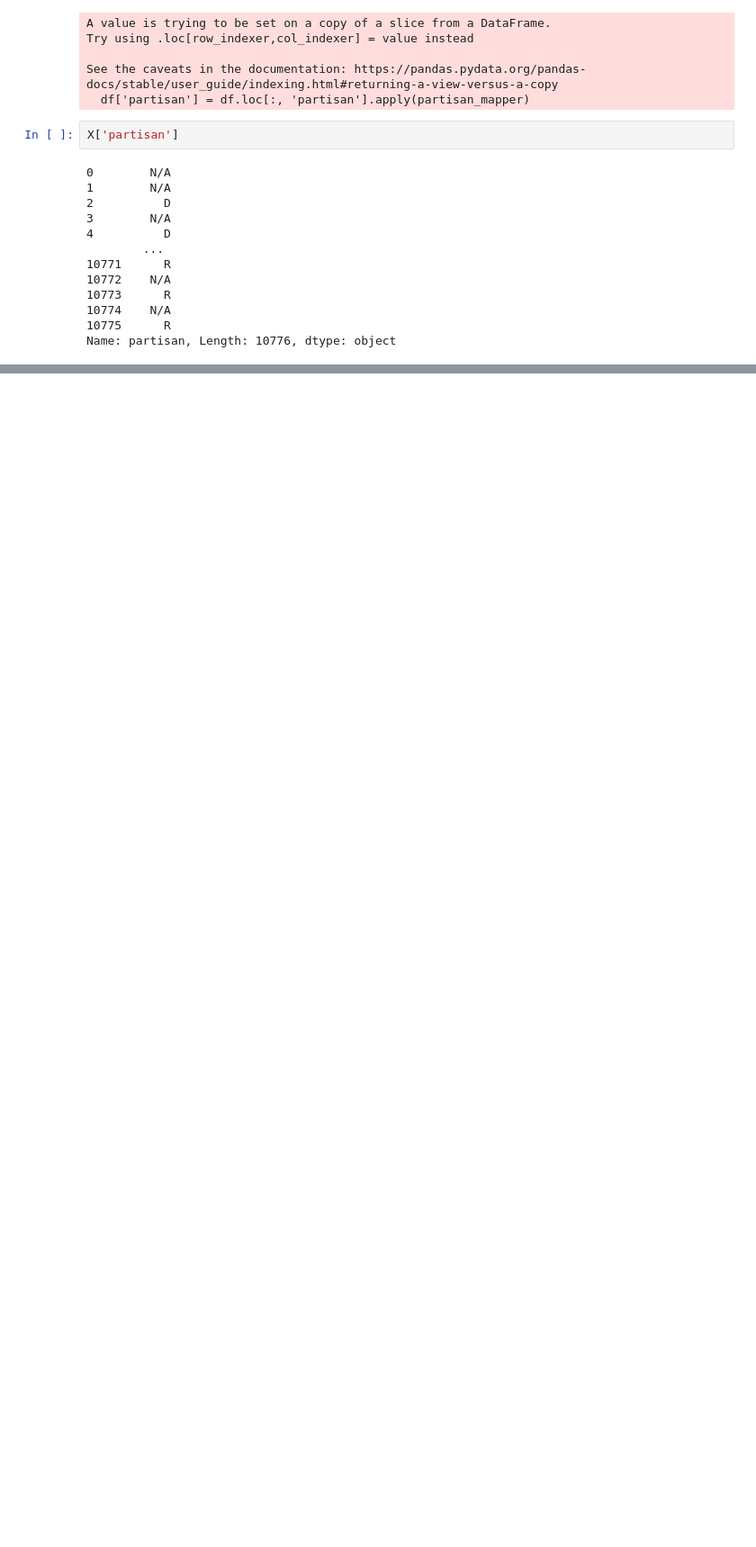
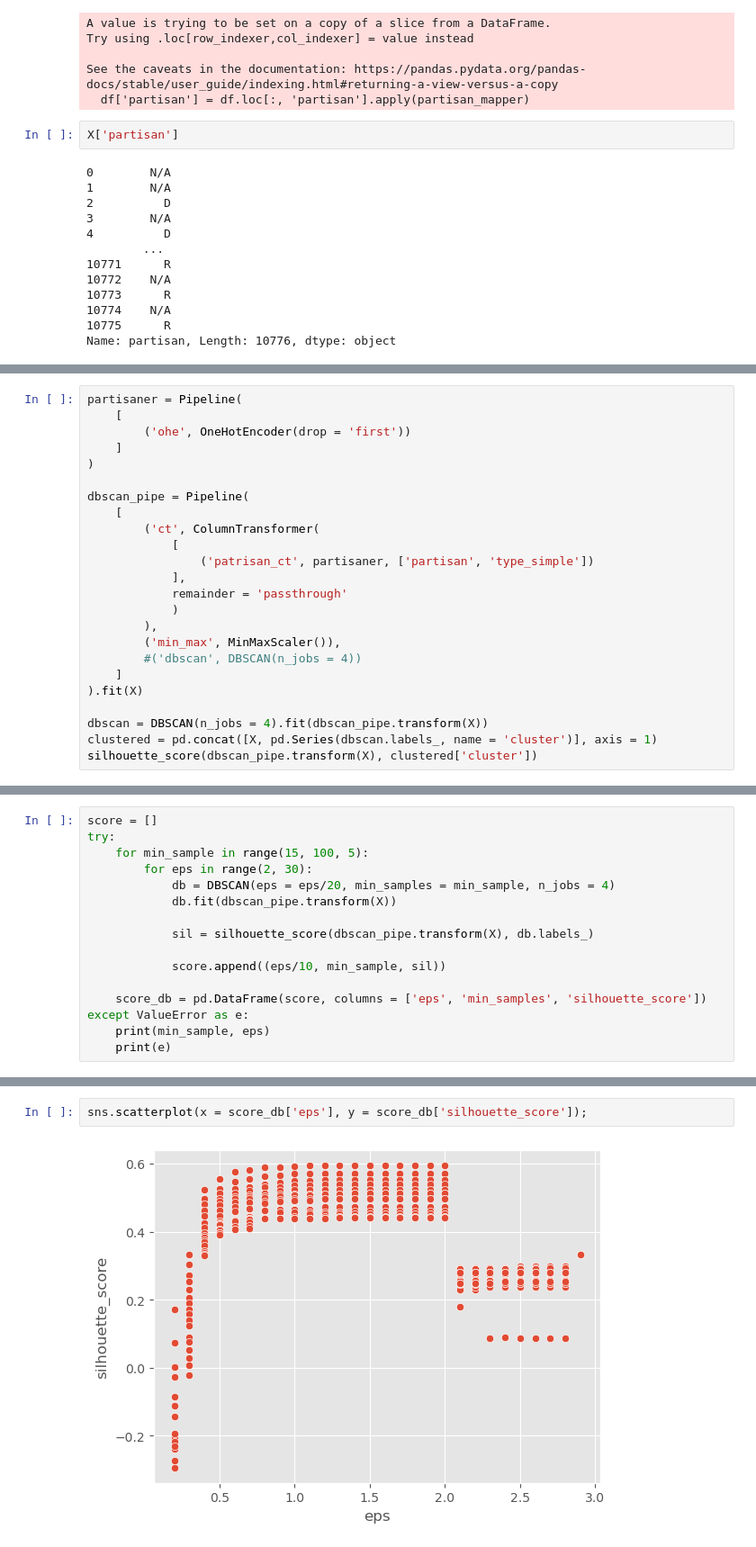
Before and after one commit to vijay-ravuri/poll-accuracy-modeling, a Jupyter notebook: code/clustering.ipynb, the cells around one changed output, grey strips where cells are left out. Shown at 90% size. Saved outputs shown, nothing was run; the diff lists cells and outputs as text; blank space fills up the shorter version.

```diff
--- a/code/clustering.ipynb
+++ b/code/clustering.ipynb
@@ -258,0 +377,24 @@ score_df
+# %%
+partisaner = Pipeline(
+    [
+        ('ohe', OneHotEncoder(drop = 'first'))
+    ]
+)
+
+dbscan_pipe = Pipeline(
+    [
+        ('ct', ColumnTransformer(
+            [
+                ('patrisan_ct', partisaner, ['partisan', 'type_simple'])
+            ],
+            remainder = 'passthrough'
+            )
+        ),
+        ('min_max', MinMaxScaler()),
+        #('dbscan', DBSCAN(n_jobs = 4))
+    ]
+).fit(X)
+
+dbscan = DBSCAN(n_jobs = 4).fit(dbscan_pipe.transform(X))
+clustered = pd.concat([X, pd.Series(dbscan.labels_, name = 'cluster')], axis = 1)
+silhouette_score(dbscan_pipe.transform(X), clustered['cluster'])
@@ -258,0 +419,16 @@ score_df
+# %%
+score = []
+try:
+    for min_sample in range(15, 100, 5):
+        for eps in range(2, 30):
+            db = DBSCAN(eps = eps/20, min_samples = min_sample, n_jobs = 4)
+            db.fit(dbscan_pipe.transform(X))
+
+            sil = silhouette_score(dbscan_pipe.transform(X), db.labels_)
+
+            score.append((eps/10, min_sample, sil))
+
+    score_db = pd.DataFrame(score, columns = ['eps', 'min_samples', 'silhouette_score'])
+except ValueError as e:
+    print(min_sample, eps)
+    print(e)
@@ -258,0 +444,4 @@ score_df
+# %%
+sns.scatterplot(x = score_db['eps'], y = score_db['silhouette_score']);
+# %% [output]
+[figure, added]
```
Also changed, not shown: parts of 32 cells of this notebook.
